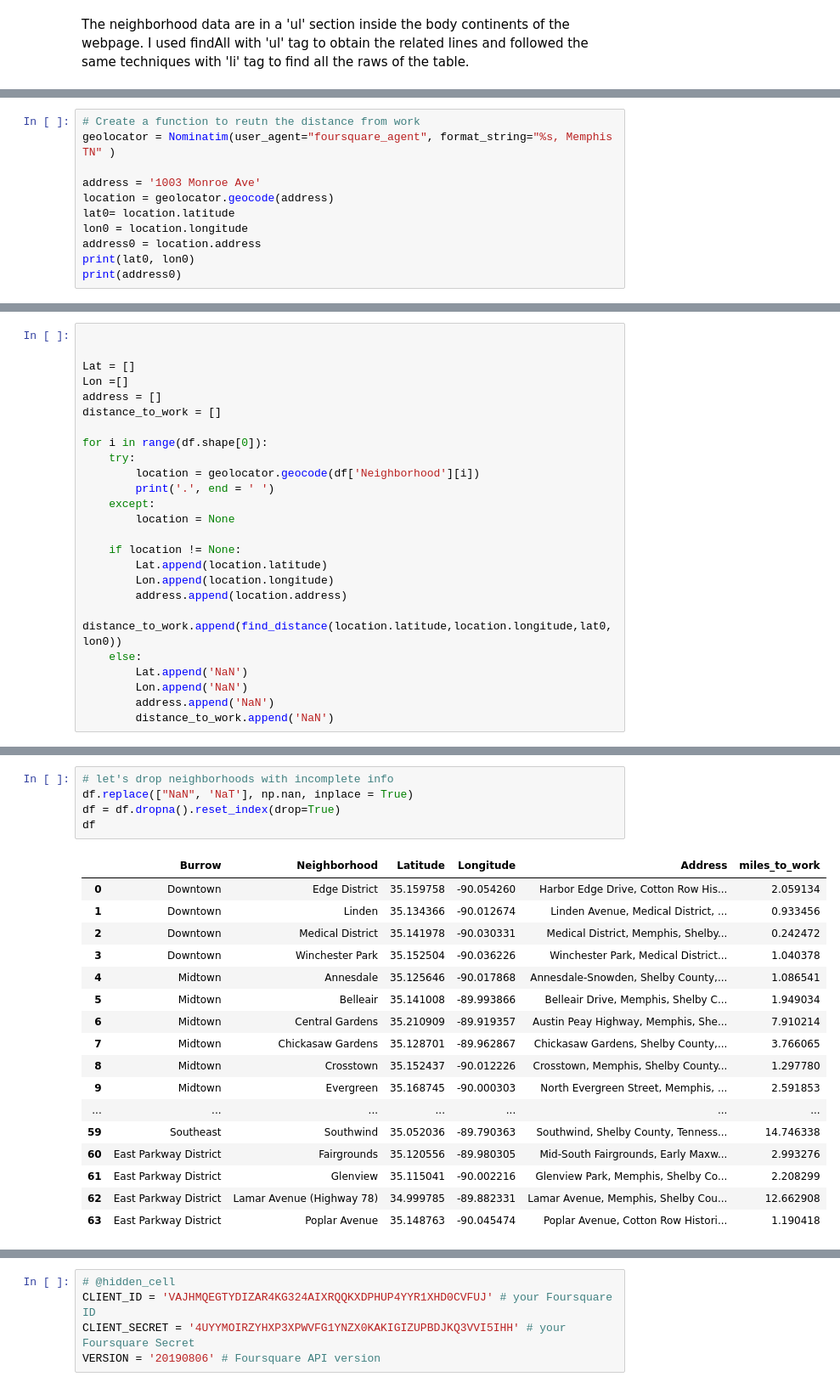
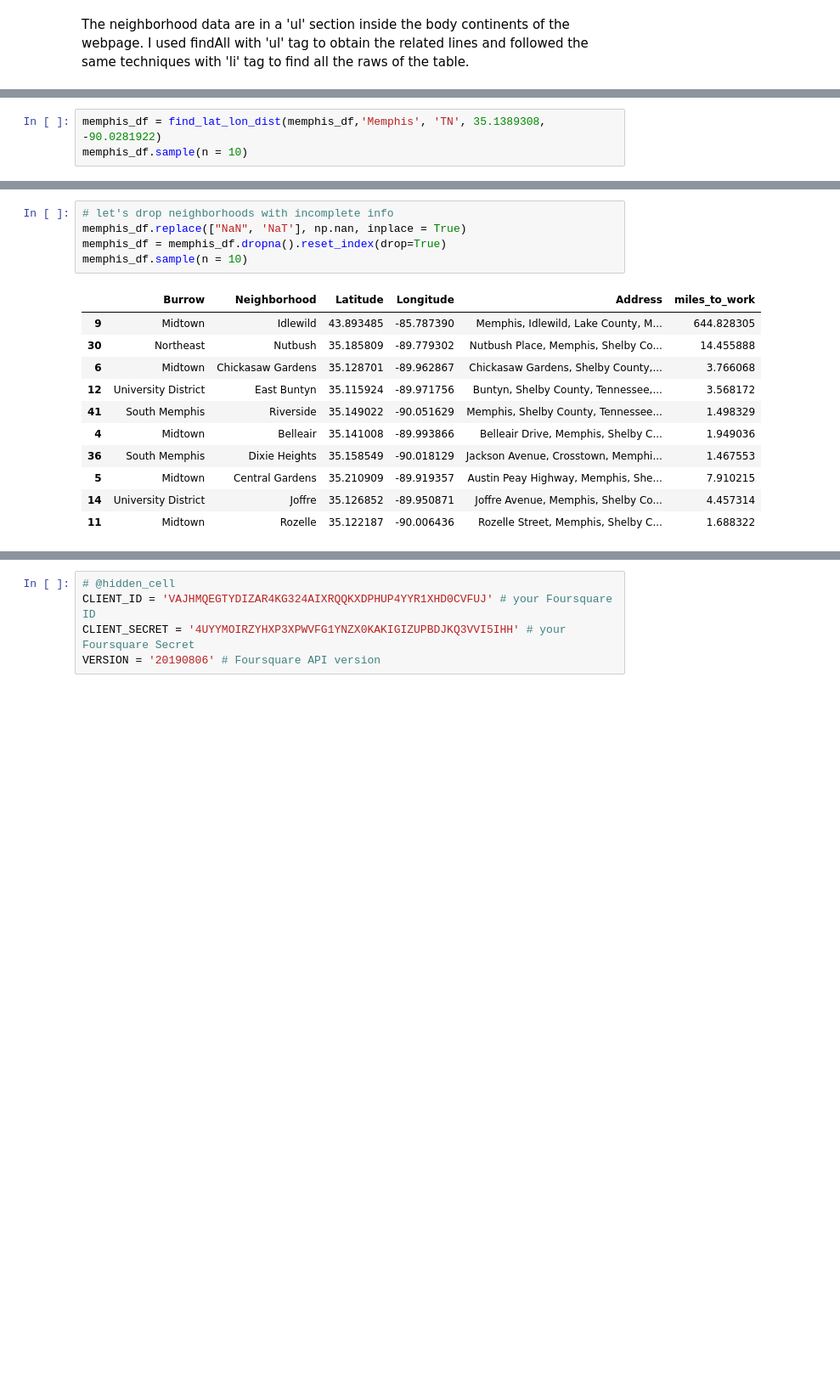
Before and after one commit to sumedhekaru/Analyzing-Neighborhoods, a Jupyter notebook: Battle_of_Neighborhood.ipynb, the cells around one changed output, grey strips where cells are left out. Shown at 85% size. Drawn from its saved outputs; the diff is of its cells as text; blank space fills up the shorter version.

Commit message:
Added function to make the notebook more compact

```diff
--- a/Battle_of_Neighborhood.ipynb
+++ b/Battle_of_Neighborhood.ipynb
@@ -178,11 +177,0 @@ memphis_df.sample(n=10) # See random 10 data points
-# %%
-# Create a function to reutn the distance from work
-geolocator = Nominatim(user_agent="foursquare_agent", format_string="%s, Memphis TN" )
-
-address = '1003 Monroe Ave'
-location = geolocator.geocode(address)
-lat0= location.latitude
-lon0 = location.longitude
-address0 = location.address
-print(lat0, lon0)
-print(address0)
@@ -198,25 +177,0 @@ def find_distance(lat,lon,lat0,lon0):
-# %%
-
-
-Lat = []
-Lon =[]
-address = []
-distance_to_work = []
-
-for i in range(df.shape[0]):
-    try:
-        location = geolocator.geocode(df['Neighborhood'][i])
-        print('.', end = ' ')
-    except:
-        location = None
-
-    if location != None:
-        Lat.append(location.latitude)
-        Lon.append(location.longitude)
-        address.append(location.address)
-        distance_to_work.append(find_distance(location.latitude,location.longitude,lat0,lon0))
-    else:
-        Lat.append('NaN')
-        Lon.append('NaN')
-        address.append('NaN')
-        distance_to_work.append('NaN')
@@ -229,0 +242,3 @@ df['miles_to_work'] = distance_to_work
+# %%
+memphis_df = find_lat_lon_dist(memphis_df,'Memphis', 'TN', 35.1389308, -90.0281922)
+memphis_df.sample(n = 10)
@@ -230,23 +258,17 @@ df['miles_to_work'] = distance_to_work
 # %%
 # let's drop neighborhoods with incomplete info
-df.replace(["NaN", 'NaT'], np.nan, inplace = True)
-df = df.dropna().reset_index(drop=True)
-df
+memphis_df.replace(["NaN", 'NaT'], np.nan, inplace = True)
+memphis_df = memphis_df.dropna().reset_index(drop=True)
+memphis_df.sample(n = 10)
 # %% [output]
 |  | Burrow | Neighborhood | Latitude | Longitude | Address | miles_to_work |
-| 0 | Downtown | Edge District | 35.159758 | -90.054260 | Harbor Edge Drive, Cotton Row His... | 2.059134 |
-| 1 | Downtown | Linden | 35.134366 | -90.012674 | Linden Avenue, Medical District, ... | 0.933456 |
-| 2 | Downtown | Medical District | 35.141978 | -90.030331 | Medical District, Memphis, Shelby... | 0.242472 |
-| 3 | Downtown | Winchester Park | 35.152504 | -90.036226 | Winchester Park, Medical District... | 1.040378 |
-| 4 | Midtown | Annesdale | 35.125646 | -90.017868 | Annesdale-Snowden, Shelby County,... | 1.086541 |
-| 5 | Midtown | Belleair | 35.141008 | -89.993866 | Belleair Drive, Memphis, Shelby C... | 1.949034 |
-| 6 | Midtown | Central Gardens | 35.210909 | -89.919357 | Austin Peay Highway, Memphis, She... | 7.910214 |
-| 7 | Midtown | Chickasaw Gardens | 35.128701 | -89.962867 | Chickasaw Gardens, Shelby County,... | 3.766065 |
-| 8 | Midtown | Crosstown | 35.152437 | -90.012226 | Crosstown, Memphis, Shelby County... | 1.297780 |
-| 9 | Midtown | Evergreen | 35.168745 | -90.000303 | North Evergreen Street, Memphis, ... | 2.591853 |
-| ... | ... | ... | ... | ... | ... | ... |
-| 59 | Southeast | Southwind | 35.052036 | -89.790363 | Southwind, Shelby County, Tenness... | 14.746338 |
-| 60 | East Parkway District | Fairgrounds | 35.120556 | -89.980305 | Mid-South Fairgrounds, Early Maxw... | 2.993276 |
-| 61 | East Parkway District | Glenview | 35.115041 | -90.002216 | Glenview Park, Memphis, Shelby Co... | 2.208299 |
-| 62 | East Parkway District | Lamar Avenue (Highway 78) | 34.999785 | -89.882331 | Lamar Avenue, Memphis, Shelby Cou... | 12.662908 |
-| 63 | East Parkway District | Poplar Avenue | 35.148763 | -90.045474 | Poplar Avenue, Cotton Row Histori... | 1.190418 |
+| 9 | Midtown | Idlewild | 43.893485 | -85.787390 | Memphis, Idlewild, Lake County, M... | 644.828305 |
+| 30 | Northeast | Nutbush | 35.185809 | -89.779302 | Nutbush Place, Memphis, Shelby Co... | 14.455888 |
+| 6 | Midtown | Chickasaw Gardens | 35.128701 | -89.962867 | Chickasaw Gardens, Shelby County,... | 3.766068 |
+| 12 | University District | East Buntyn | 35.115924 | -89.971756 | Buntyn, Shelby County, Tennessee,... | 3.568172 |
+| 41 | South Memphis | Riverside | 35.149022 | -90.051629 | Memphis, Shelby County, Tennessee... | 1.498329 |
+| 4 | Midtown | Belleair | 35.141008 | -89.993866 | Belleair Drive, Memphis, Shelby C... | 1.949036 |
+| 36 | South Memphis | Dixie Heights | 35.158549 | -90.018129 | Jackson Avenue, Crosstown, Memphi... | 1.467553 |
+| 5 | Midtown | Central Gardens | 35.210909 | -89.919357 | Austin Peay Highway, Memphis, She... | 7.910215 |
+| 14 | University District | Joffre | 35.126852 | -89.950871 | Joffre Avenue, Memphis, Shelby Co... | 4.457314 |
+| 11 | Midtown | Rozelle | 35.122187 | -90.006436 | Rozelle Street, Memphis, Shelby C... | 1.688322 |
```
Also changed, not shown: parts of 10 cells of this notebook.
